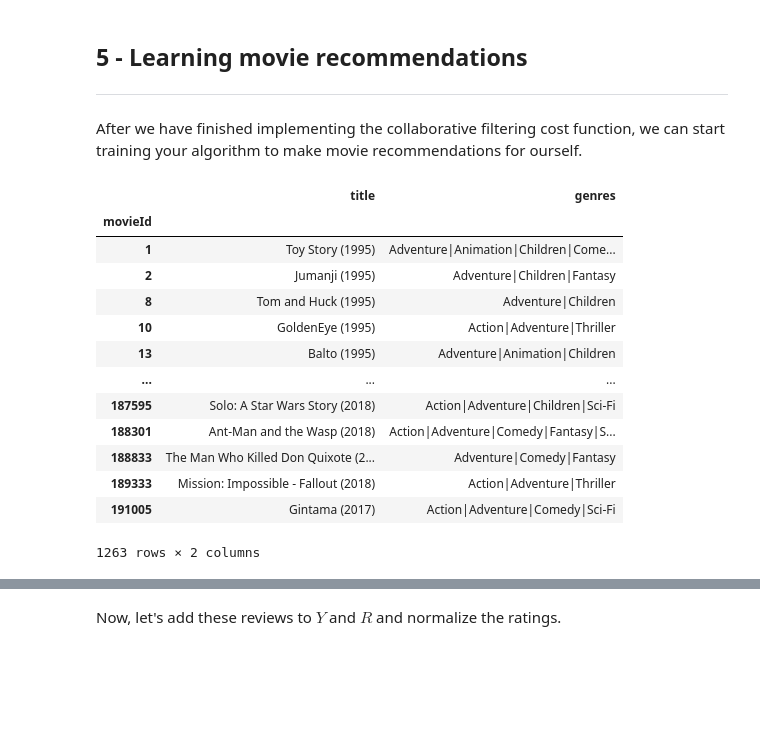
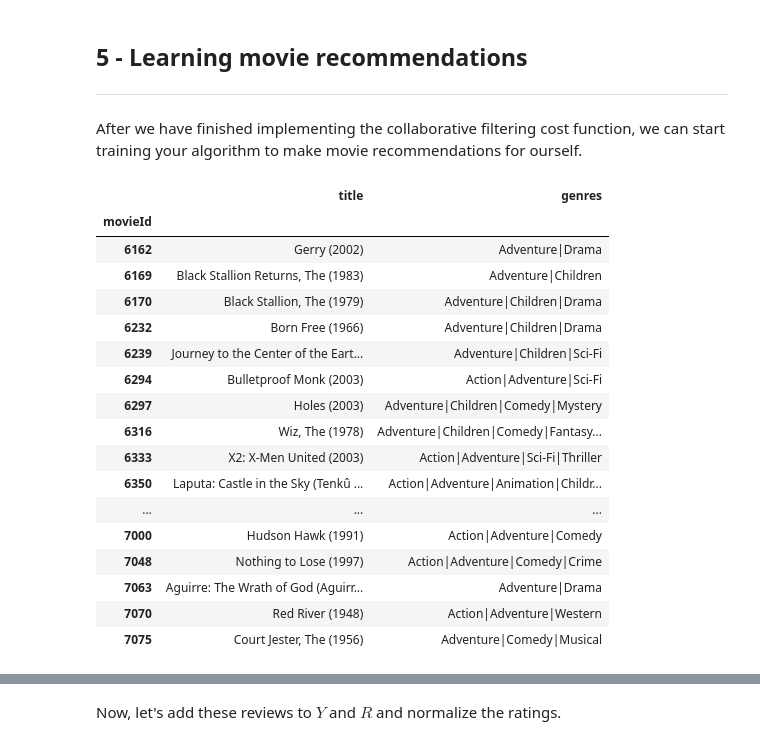
Before and after one commit to Qingyun-Wang/Movie_Recommender_Systems, a Jupyter notebook: Movie_Recommender_Systems.ipynb, the cells around one changed output, grey strips where cells are left out. Saved outputs shown, nothing was run; the diff lists cells and outputs as text; code cells hidden in the pictures; blank space fills up the shorter version.

```diff
--- a/Movie_Recommender_Systems.ipynb
+++ b/Movie_Recommender_Systems.ipynb
@@ -197,28 +194,32 @@ After we have finished implementing the collaborative filtering cost
 function, we can start training your algorithm to make
 movie recommendations for ourself.
 # %%
-movie_list = pd.read_csv('data/movies.csv', index_col='movieId')
+movie_list = pd.read_csv('dataset/movies.csv', index_col='movieId')
 # %%
 rate_0 = np.zeros(len(Y))
 my_ratings = pd.Series(rate_0)
 my_ratings.index = rating.index
 # %%
-movie_list[movie_list['genres'].apply(lambda x: 'Adventure' in x)]
+movie_list[movie_list['genres'].apply(lambda x: 'Adventure' in x)][500:550]
 # %% [output]
 |  | title | genres |
 | movieId |  |  |
-| 1 | Toy Story (1995) | Adventure|Animation|Children|Come... |
-| 2 | Jumanji (1995) | Adventure|Children|Fantasy |
-| 8 | Tom and Huck (1995) | Adventure|Children |
-| 10 | GoldenEye (1995) | Action|Adventure|Thriller |
-| 13 | Balto (1995) | Adventure|Animation|Children |
+| 6162 | Gerry (2002) | Adventure|Drama |
+| 6169 | Black Stallion Returns, The (1983) | Adventure|Children |
+| 6170 | Black Stallion, The (1979) | Adventure|Children|Drama |
+| 6232 | Born Free (1966) | Adventure|Children|Drama |
+| 6239 | Journey to the Center of the Eart... | Adventure|Children|Sci-Fi |
+| 6294 | Bulletproof Monk (2003) | Action|Adventure|Sci-Fi |
+| 6297 | Holes (2003) | Adventure|Children|Comedy|Mystery |
+| 6316 | Wiz, The (1978) | Adventure|Children|Comedy|Fantasy... |
+| 6333 | X2: X-Men United (2003) | Action|Adventure|Sci-Fi|Thriller |
+| 6350 | Laputa: Castle in the Sky (Tenkû ... | Action|Adventure|Animation|Childr... |
 | ... | ... | ... |
-| 187595 | Solo: A Star Wars Story (2018) | Action|Adventure|Children|Sci-Fi |
-| 188301 | Ant-Man and the Wasp (2018) | Action|Adventure|Comedy|Fantasy|S... |
-| 188833 | The Man Who Killed Don Quixote (2... | Adventure|Comedy|Fantasy |
-| 189333 | Mission: Impossible - Fallout (2018) | Action|Adventure|Thriller |
-| 191005 | Gintama (2017) | Action|Adventure|Comedy|Sci-Fi |
+| 7000 | Hudson Hawk (1991) | Action|Adventure|Comedy |
+| 7048 | Nothing to Lose (1997) | Action|Adventure|Comedy|Crime |
+| 7063 | Aguirre: The Wrath of God (Aguirr... | Adventure|Drama |
+| 7070 | Red River (1948) | Action|Adventure|Western |
+| 7075 | Court Jester, The (1956) | Adventure|Comedy|Musical |
-1263 rows × 2 columns
 # %%
 # rating the movie by ourself, the high rating according to action, adventure, and Animation genres
 my_ratings[631] = 5
```
Also changed, not shown: parts of 7 cells of this notebook.
